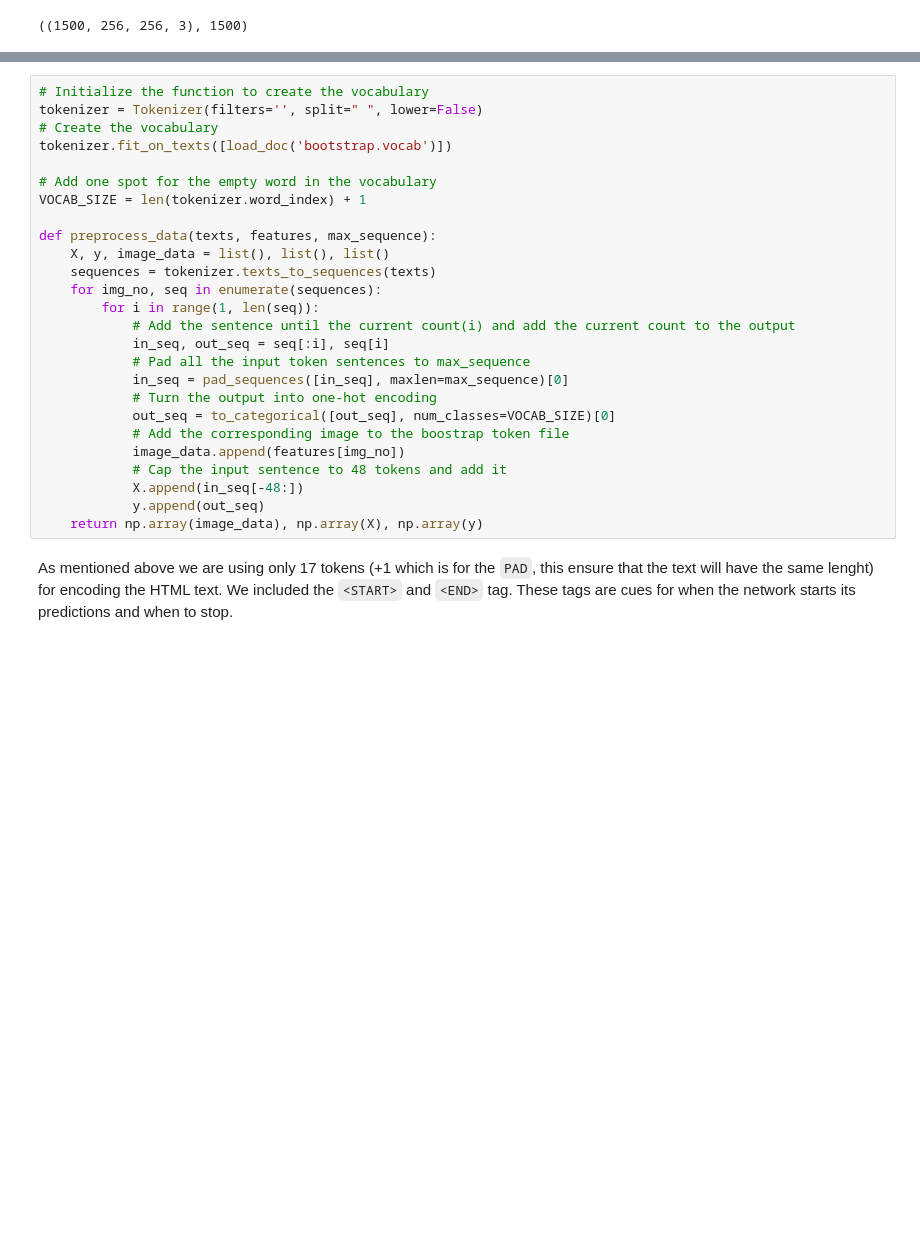
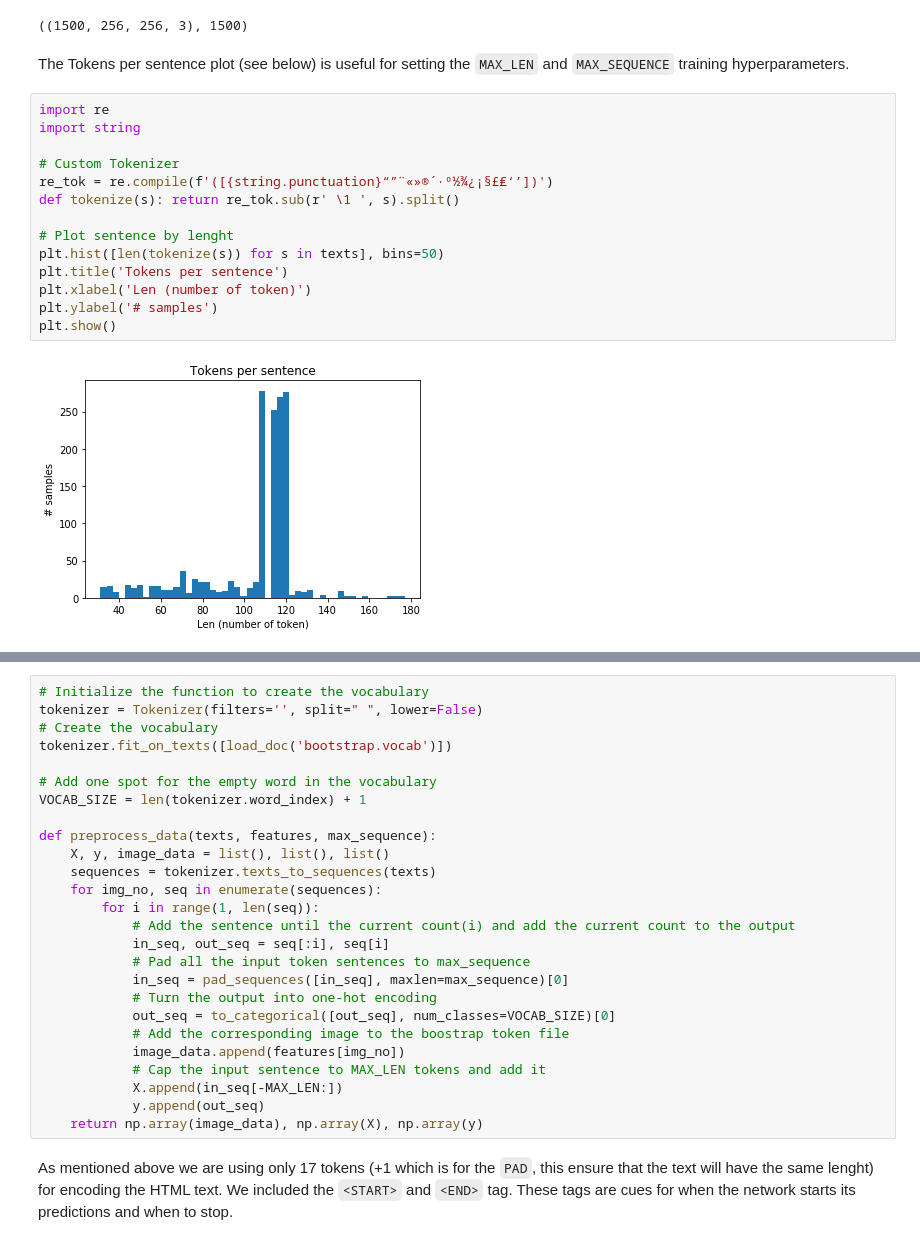
Before and after one commit to floydhub/pix2code-template, a Jupyter notebook: pix2code.ipynb, the cells around one changed output, grey strips where cells are left out. Cells and saved outputs as stored; diff of their text form; blank space fills up the shorter version.

Commit message:
Fix max_len and max_sequence parameter

```diff
--- a/pix2code.ipynb
+++ b/pix2code.ipynb
@@ -140,6 +142,24 @@ Text(0.5,1,'HTML bootstrap image')
 train_features.shape, len(texts)
 # %% [output]
 ((1500, 256, 256, 3), 1500)
+# %% [markdown]
+The Tokens per sentence plot (see below) is useful for setting the `MAX_LEN` and `MAX_SEQUENCE` training hyperparameters.
+# %%
+import re
+import string
+
+# Custom Tokenizer
+re_tok = re.compile(f'([{string.punctuation}“”¨«»®´·º½¾¿¡§£₤‘’])')
+def tokenize(s): return re_tok.sub(r' \1 ', s).split()
+
+# Plot sentence by lenght
+plt.hist([len(tokenize(s)) for s in texts], bins=50)
+plt.title('Tokens per sentence')
+plt.xlabel('Len (number of token)')
+plt.ylabel('# samples')
+plt.show()
+# %% [output]
+[figure, added]
 # %% [markdown]
 ## Data preprocessing
 
@@ -173,8 +193,8 @@ def preprocess_data(texts, features, max_sequence):
             out_seq = to_categorical([out_seq], num_classes=VOCAB_SIZE)[0]
             # Add the corresponding image to the boostrap token file
             image_data.append(features[img_no])
-            # Cap the input sentence to 48 tokens and add it
-            X.append(in_seq[-48:])
+            # Cap the input sentence to MAX_LEN tokens and add it
+            X.append(in_seq[-MAX_LEN:])
             y.append(out_seq)
     return np.array(image_data), np.array(X), np.array(y)
 # %% [markdown]
```
Also changed, not shown: parts of 6 cells of this notebook.
